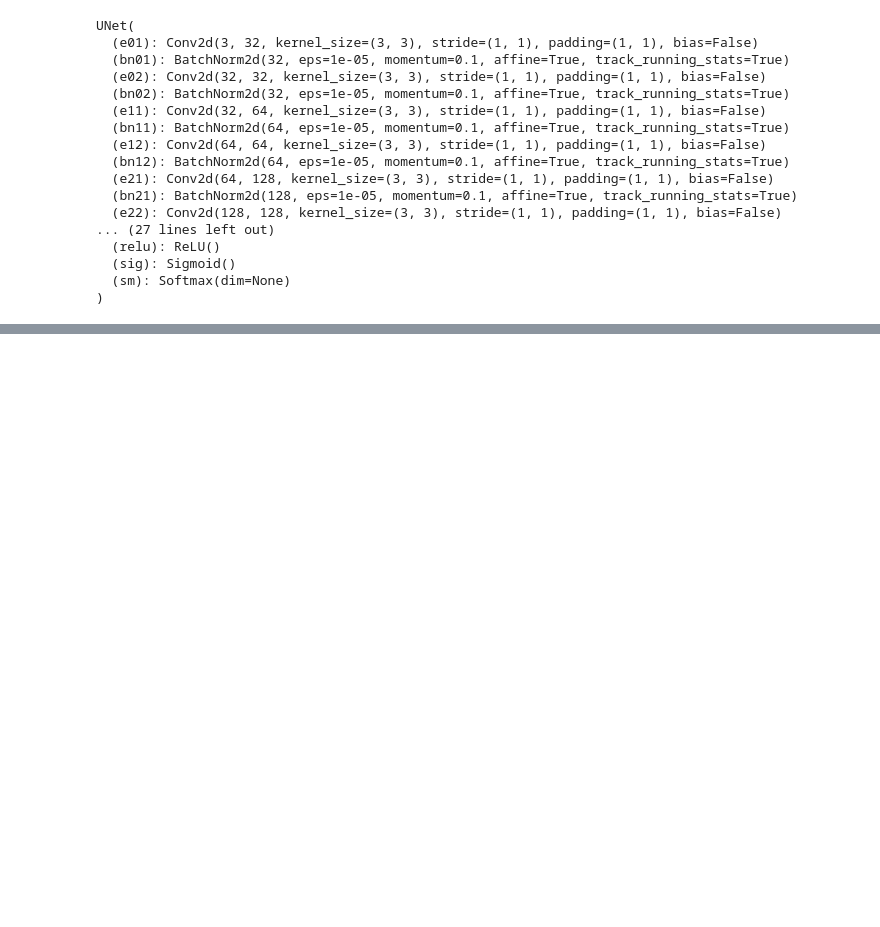
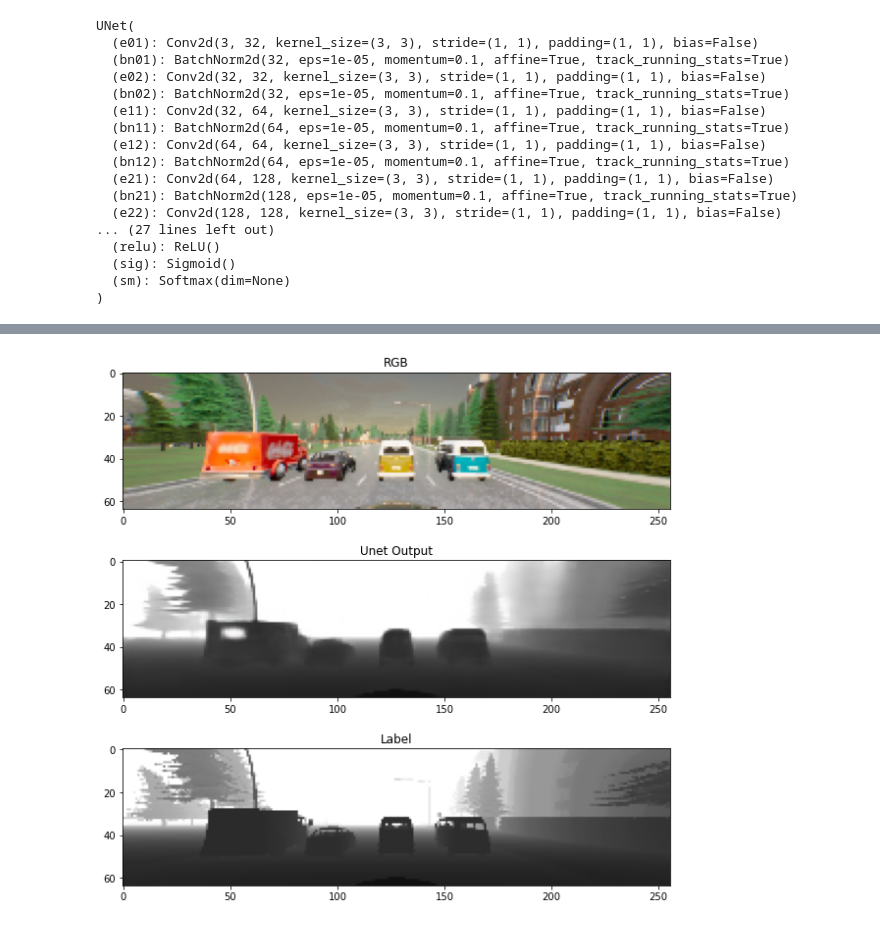
Before and after one commit to akuadbu/DLProject, a Jupyter notebook: Unet.ipynb, the cells around one changed output, grey strips where cells are left out. Saved outputs shown, nothing was run; the diff lists cells and outputs as text; code cells hidden in the pictures; blank space fills up the shorter version.

```diff
--- a/Unet.ipynb
+++ b/Unet.ipynb
@@ -156,19 +249,6 @@ class UNet(nn.Module):
         x = self.relu(self.bn32(self.e32(self.relu(self.bn31(self.e31(x))))))
 
 
-        #### Classifier
-        # xbn = x
-        # xclass = xbn.reshape(xbn.size(0),-1)
-        # xclass = self.relu(self.fc1(xclass))
-        # xclass = self.relu(self.fc2(xclass))
-        # xclass = self.relu(self.fc3(xclass))
-        # xclass = (self.fc4(xclass))
-        # xclass = self.softmax(xclass)
-
-
-
-        # out = x.reshape(x.size(0), -1)
-
 
         # decoder
         x = torch.cat((self.upconv3(x), x2), dim=1)
@@ -181,7 +261,8 @@ class UNet(nn.Module):
         x = self.relu(self.bn04(self.d02(self.relu(self.bn03(self.d01(x))))))
 
         out = self.out(x)
-#         out=self.sig(out)
+        # out=self.relu(out)
+        out = self.sig(out)
 #         return out
 
         return  out
@@ -200,7 +281,7 @@ class FocalLoss(nn.Module):
         return alpha* (1. - pt)**self.gamma * ce
 # %%
 #Initializing the network
-device = 'cuda:3'
+device = 'cuda:0'
 model = UNet(32).float().to(device)
 model.train()
 # %% [output]
@@ -287,0 +379,28 @@ plt.plot(loss_ls)
+# %%
+
+#####Train Example
+test_adrs=26
+output=model((train_data[test_adrs:test_adrs+1,:,:,:]).to(device).float())
+output = output.cpu().detach()
+# output = torch.sigmoid(output)
+# out_decoder = torch.abs(out_decoder)
+# out_decoder = out_decoder/out_decoder.max()
+
+
+
+fig, ax = plt.subplots(3, sharex='row', sharey='row',figsize=(10,10))
+img = train_data[test_adrs]
+label = train_label[test_adrs]
+im=ax[0].imshow(img.permute(1,2,0))
+
+# # fig.colorbar(im,cax=ax[0])
+im1=ax[1].imshow(output[0].permute(1,2,0))
+im2=ax[2].imshow(label.permute(1,2,0))
+# fig.colorbar(im1,cax=ax[1])
+ax[0].title.set_text('RGB')
+ax[1].title.set_text('Unet Output')
+ax[2].title.set_text('Label')
+
+# fig.savefig('Train_example.png', dpi = 400)
+# %% [output]
+[figure, added]
```
Also changed, not shown: parts of 46 cells of this notebook, 2 other files.
